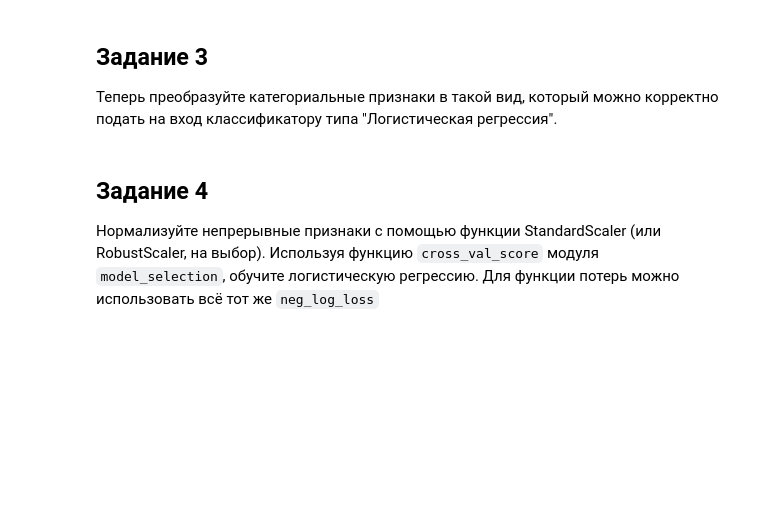
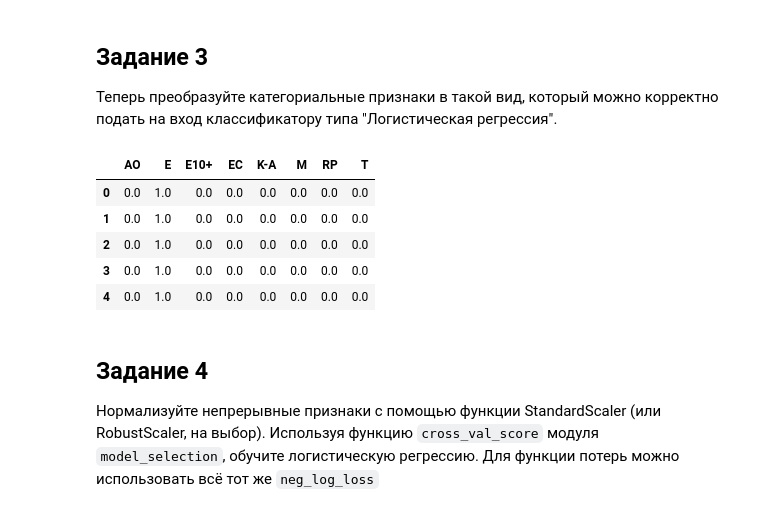
Before and after one commit to Afsent/Nordic_IT_School, a Jupyter notebook: ML/HW24/HW24_Logistic_Regression.ipynb, the cells around one changed output. Saved outputs shown, nothing was run; the diff lists cells and outputs as text; code cells hidden in the pictures; blank space fills up the shorter version.

Commit message:
Add OneHotEncoder to Rating column

```diff
--- a/ML/HW24/HW24_Logistic_Regression.ipynb
+++ b/ML/HW24/HW24_Logistic_Regression.ipynb
@@ -235,6 +245,8 @@ User_Count         24.582915
 Developer           0.000000
 Rating              0.000000
 dtype: float64
+# %%
+df = df.fillna(df.mode())
 # %%
 from sklearn import model_selection
 # %%
@@ -250,3 +264,15 @@ df_train.shape, df_test.shape
+# %%
+ohe = preprocessing.OneHotEncoder(sparse=False)
+y = ohe.fit_transform(df.Rating.values.reshape(-1,1))
+y = pd.DataFrame(y, columns=ohe.categories_)
+y.head()
+# %% [output]
+|  | AO | E | E10+ | EC | K-A | M | RP | T |
+| 0 | 0.0 | 1.0 | 0.0 | 0.0 | 0.0 | 0.0 | 0.0 | 0.0 |
+| 1 | 0.0 | 1.0 | 0.0 | 0.0 | 0.0 | 0.0 | 0.0 | 0.0 |
+| 2 | 0.0 | 1.0 | 0.0 | 0.0 | 0.0 | 0.0 | 0.0 | 0.0 |
+| 3 | 0.0 | 1.0 | 0.0 | 0.0 | 0.0 | 0.0 | 0.0 | 0.0 |
+| 4 | 0.0 | 1.0 | 0.0 | 0.0 | 0.0 | 0.0 | 0.0 | 0.0 |
 # %% [markdown]
 ## Задание 4
 
```
Also changed, not shown: parts of 4 cells of this notebook.
